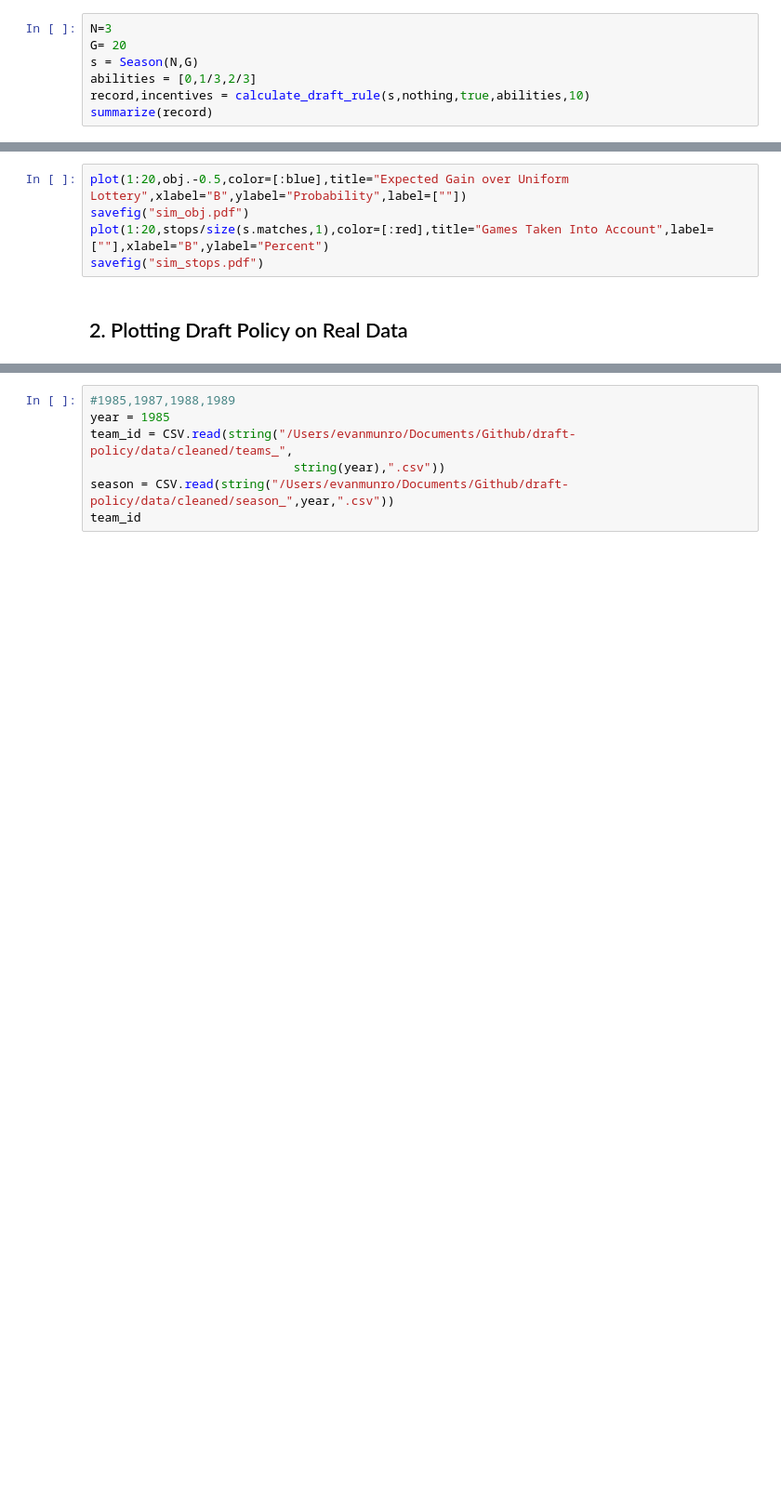
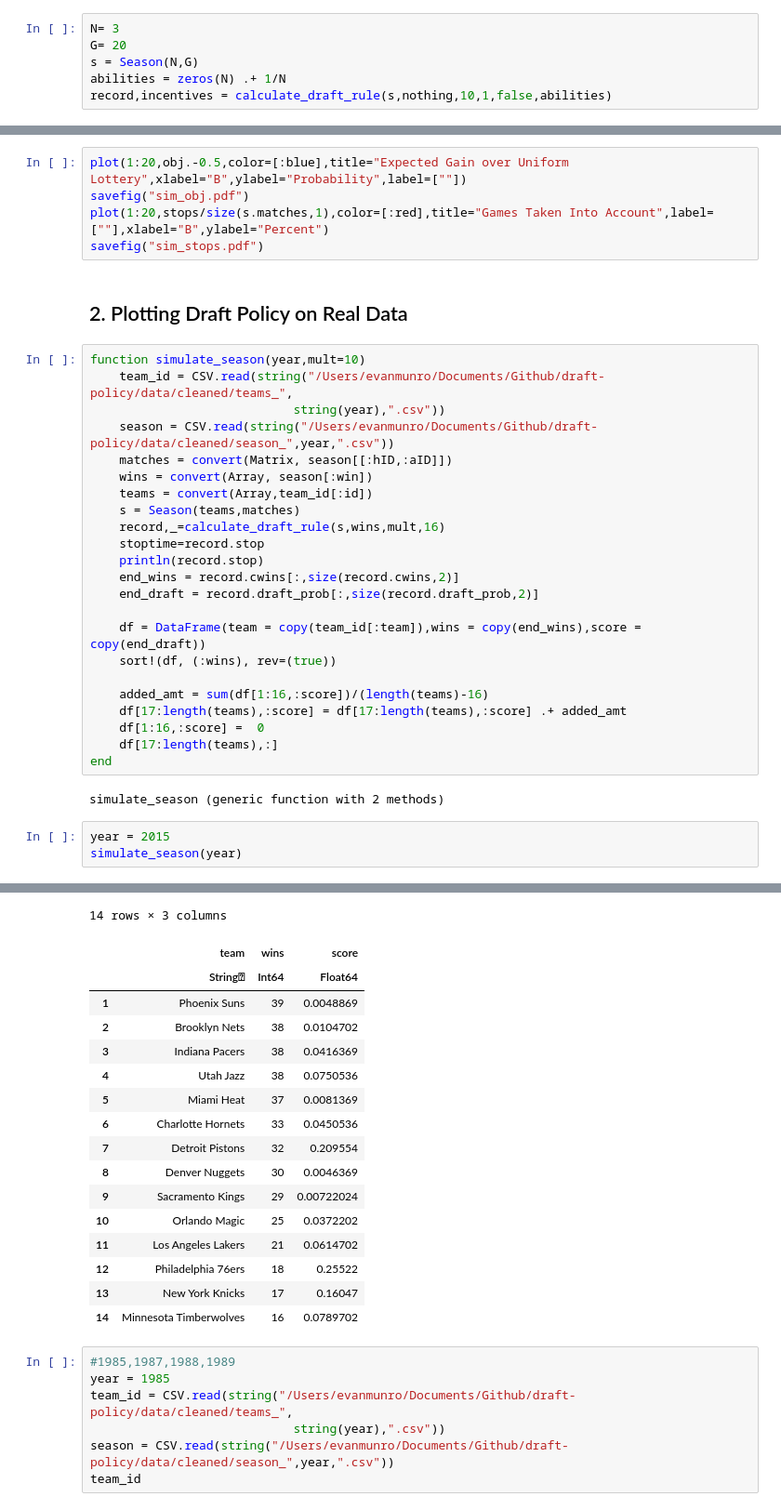
Before and after one commit to evanmunro/draft-policy, a Jupyter notebook: policy_analysis.ipynb, the cells around one changed output, grey strips where cells are left out. Shown at 93% size. Saved outputs shown, nothing was run; the diff lists cells and outputs as text; blank space fills up the shorter version.

Commit message:
add more recent data

```diff
--- a/policy_analysis.ipynb
+++ b/policy_analysis.ipynb
@@ -21,10 +16,9 @@ size(s.matches)
 # %% [output]
 (60, 2)
 # %%
-N=3
+N= 3
 G= 20
 s = Season(N,G)
-abilities = [0,1/3,2/3]
-record,incentives = calculate_draft_rule(s,nothing,true,abilities,10)
-summarize(record)
+abilities = zeros(N) .+ 1/N
+record,incentives = calculate_draft_rule(s,nothing,10,1,false,abilities)
 # %% [output]
@@ -110,3 +97,32 @@ plot(1:20,stops/size(s.matches,1),color=[:red],title="Games Taken Into Account",
 savefig("sim_stops.pdf")
 # %% [markdown]
 ## 2. Plotting Draft Policy on Real Data
+# %%
+function simulate_season(year,mult=10)
+    team_id = CSV.read(string("/Users/evanmunro/Documents/Github/draft-policy/data/cleaned/teams_",
+                            string(year),".csv"))
+    season = CSV.read(string("/Users/evanmunro/Documents/Github/draft-policy/data/cleaned/season_",year,".csv"))
+    matches = convert(Matrix, season[[:hID,:aID]])
+    wins = convert(Array, season[:win])
+    teams = convert(Array,team_id[:id])
+    s = Season(teams,matches)
+    record,_=calculate_draft_rule(s,wins,mult,16)
+    stoptime=record.stop
+    println(record.stop)
+    end_wins = record.cwins[:,size(record.cwins,2)]
+    end_draft = record.draft_prob[:,size(record.draft_prob,2)]
+
+    df = DataFrame(team = copy(team_id[:team]),wins = copy(end_wins),score = copy(end_draft))
+    sort!(df, (:wins), rev=(true))
+
+    added_amt = sum(df[1:16,:score])/(length(teams)-16)
+    df[17:length(teams),:score] = df[17:length(teams),:score] .+ added_amt
+    df[1:16,:score] =  0
+    df[17:length(teams),:]
+end
+# %% [output]
+simulate_season (generic function with 2 methods)
+# %%
+year = 2015
+simulate_season(year)
+# %% [output]
@@ -113,3 +133,20 @@ savefig("sim_stops.pdf")
+14 rows × 3 columns
+|  | team | wins | score |
+|  | String⍰ | Int64 | Float64 |
+| 1 | Phoenix Suns | 39 | 0.0048869 |
+| 2 | Brooklyn Nets | 38 | 0.0104702 |
+| 3 | Indiana Pacers | 38 | 0.0416369 |
+| 4 | Utah Jazz | 38 | 0.0750536 |
+| 5 | Miami Heat | 37 | 0.0081369 |
+| 6 | Charlotte Hornets | 33 | 0.0450536 |
+| 7 | Detroit Pistons | 32 | 0.209554 |
+| 8 | Denver Nuggets | 30 | 0.0046369 |
+| 9 | Sacramento Kings | 29 | 0.00722024 |
+| 10 | Orlando Magic | 25 | 0.0372202 |
+| 11 | Los Angeles Lakers | 21 | 0.0614702 |
+| 12 | Philadelphia 76ers | 18 | 0.25522 |
+| 13 | New York Knicks | 17 | 0.16047 |
+| 14 | Minnesota Timberwolves | 16 | 0.0789702 |
 # %%
 #1985,1987,1988,1989
 year = 1985
```
Also changed, not shown: parts of 8 cells of this notebook, 13 other files.
